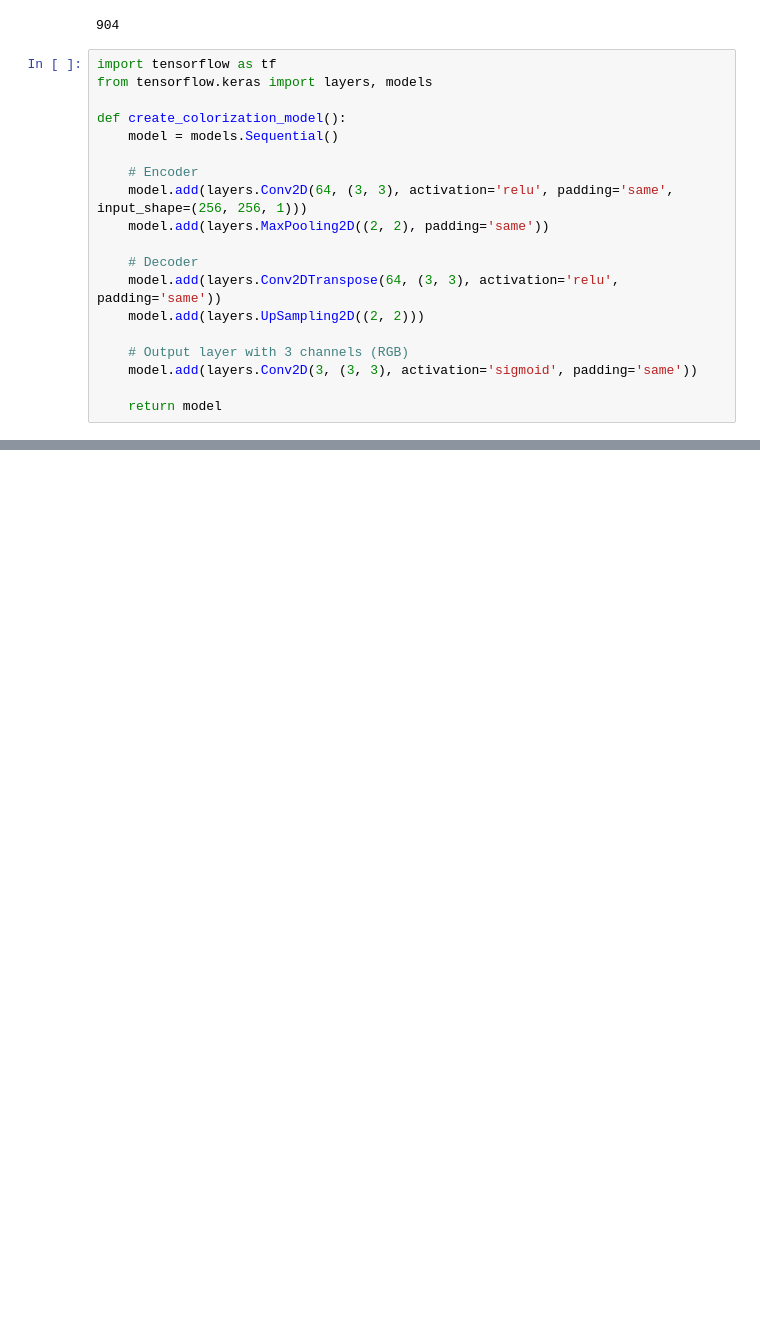
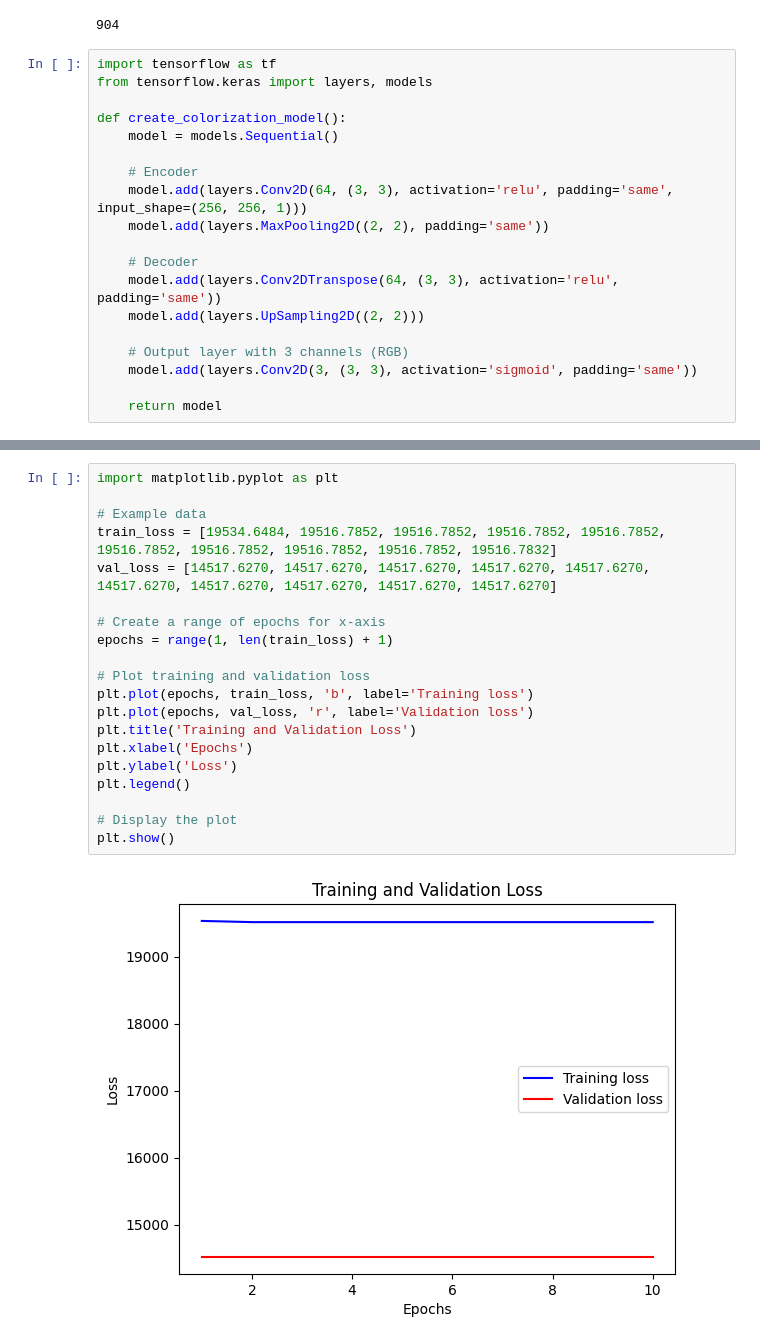
Before and after one commit to RifatXia/CSE465-Project, a Jupyter notebook: Colorizer Model.ipynb, the cells around one changed output, grey strips where cells are left out. Cells and saved outputs as stored; diff of their text form; blank space fills up the shorter version.

```diff
--- a/Colorizer Model.ipynb
+++ b/Colorizer Model.ipynb
@@ -144 +137,23 @@ cv2.imwrite('colorized_image.jpg', color_image)
 True
+# %%
+import matplotlib.pyplot as plt
+
+# Example data
+train_loss = [19534.6484, 19516.7852, 19516.7852, 19516.7852, 19516.7852, 19516.7852, 19516.7852, 19516.7852, 19516.7852, 19516.7832]
+val_loss = [14517.6270, 14517.6270, 14517.6270, 14517.6270, 14517.6270, 14517.6270, 14517.6270, 14517.6270, 14517.6270, 14517.6270]
+
+# Create a range of epochs for x-axis
+epochs = range(1, len(train_loss) + 1)
+
+# Plot training and validation loss
+plt.plot(epochs, train_loss, 'b', label='Training loss')
+plt.plot(epochs, val_loss, 'r', label='Validation loss')
+plt.title('Training and Validation Loss')
+plt.xlabel('Epochs')
+plt.ylabel('Loss')
+plt.legend()
+
+# Display the plot
+plt.show()
+# %% [output]
+[figure, added]
```
Also changed, not shown: parts of 5 cells of this notebook, 6 other files.
